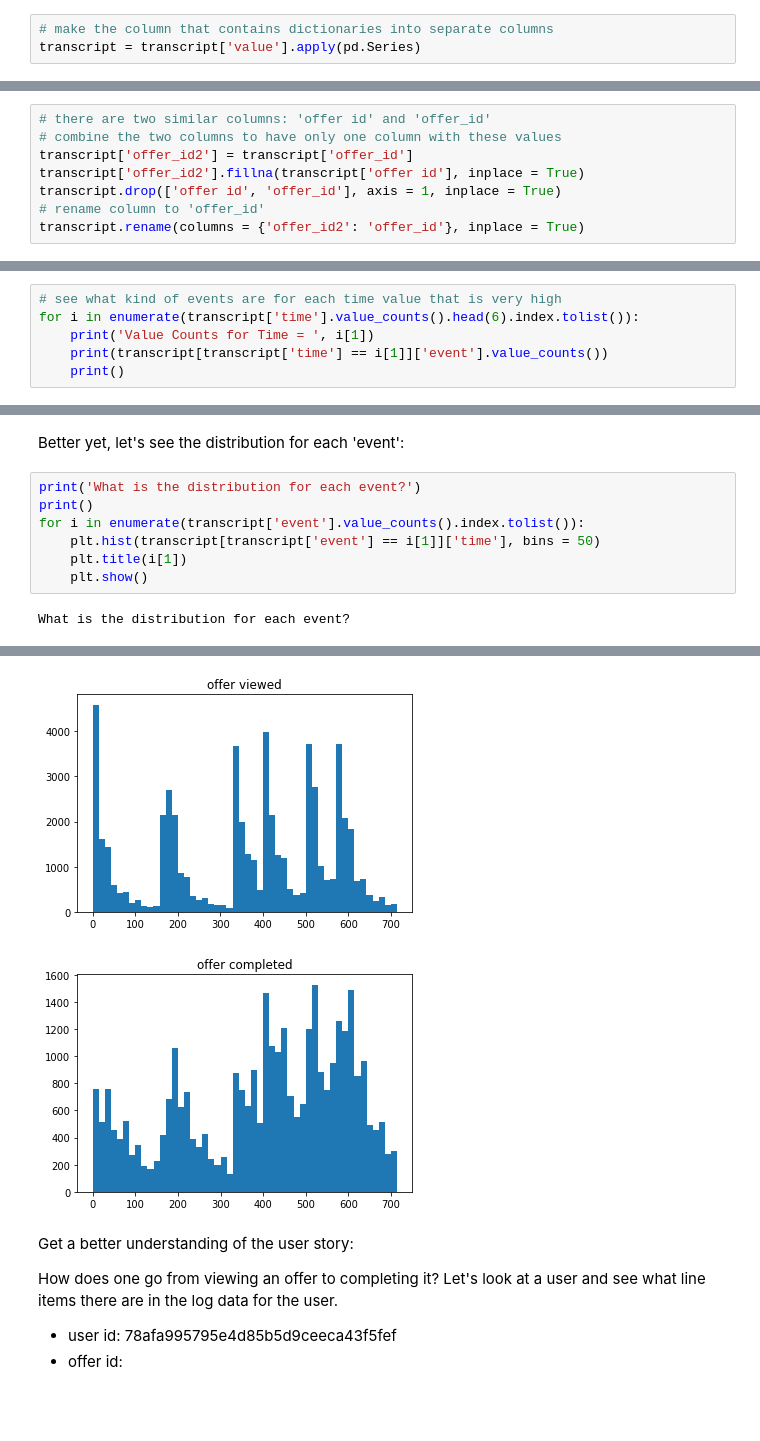
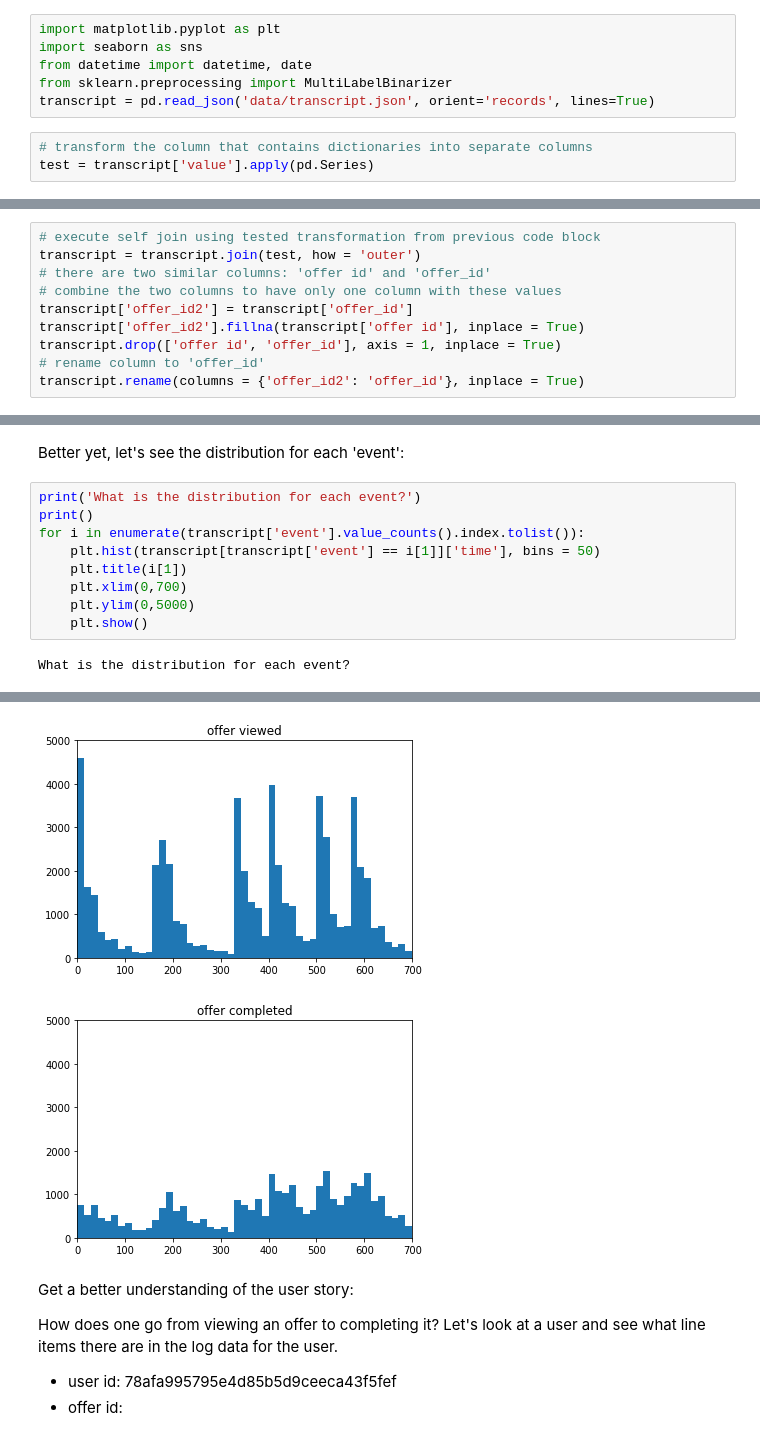
Before and after one commit to regomoto/Data_Science_Nanodegree, a Jupyter notebook: 04_capstone_starbucks/Starbucks_Capstone_EDA_notebook.ipynb, the cells around one changed output, grey strips where cells are left out. Saved outputs shown, nothing was run; the diff lists cells and outputs as text; blank space fills up the shorter version.

```diff
--- a/04_capstone_starbucks/Starbucks_Capstone_EDA_notebook.ipynb
+++ b/04_capstone_starbucks/Starbucks_Capstone_EDA_notebook.ipynb
@@ -846,6 +861,12 @@ TypeError: unhashable type: 'dict'
 {'amount': 943.4}                                       1
 {'amount': 44.21}                                       1
 Name: value, Length: 5121, dtype: int64
+# %%
+import matplotlib.pyplot as plt
+import seaborn as sns
+from datetime import datetime, date
+from sklearn.preprocessing import MultiLabelBinarizer
+transcript = pd.read_json('data/transcript.json', orient='records', lines=True)
 # %%
-# make the column that contains dictionaries into separate columns
-transcript = transcript['value'].apply(pd.Series)
+# transform the column that contains dictionaries into separate columns
+test = transcript['value'].apply(pd.Series)
@@ -870,6 +896,8 @@ transcript[(transcript['offer id'].notnull()) & (test['offer_id'].notnull())] #n
 # %% [markdown]
 It does not look like there are rows where there are values for both 'offer_id; and 'offer id'. Therefore let's combine these two columns
 # %%
+# execute self join using tested transformation from previous code block
+transcript = transcript.join(test, how = 'outer')
 # there are two similar columns: 'offer id' and 'offer_id'
 # combine the two columns to have only one column with these values
 transcript['offer_id2'] = transcript['offer_id']
@@ -1021,9 +1068,3 @@ transcript['time'].value_counts().head(6)
 168    16150
 0      15561
 Name: time, dtype: int64
-# %%
-# see what kind of events are for each time value that is very high
-for i in enumerate(transcript['time'].value_counts().head(6).index.tolist()):
-    print('Value Counts for Time = ', i[1])
-    print(transcript[transcript['time'] == i[1]]['event'].value_counts())
-    print()
@@ -1063,6 +1084,8 @@ print()
 for i in enumerate(transcript['event'].value_counts().index.tolist()):
     plt.hist(transcript[transcript['event'] == i[1]]['time'], bins = 50)
     plt.title(i[1])
+    plt.xlim(0,700)
+    plt.ylim(0,5000)
     plt.show()
 # %% [output]
 What is the distribution for each event?
@@ -1071,5 +1094,5 @@ What is the distribution for each event?
-[figure, old version]
+[figure, new version]
-[figure, old version]
+[figure, new version]
 # %% [markdown]
 Get a better understanding of the user story:
 
```
Also changed, not shown: parts of 52 cells of this notebook.
